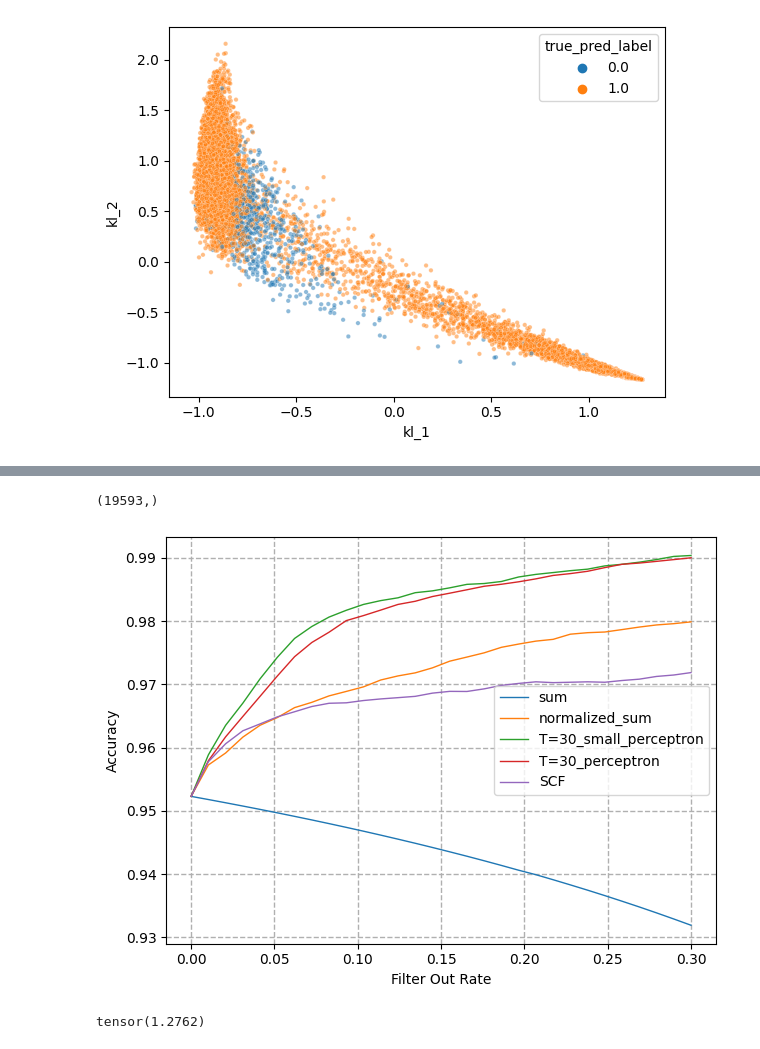
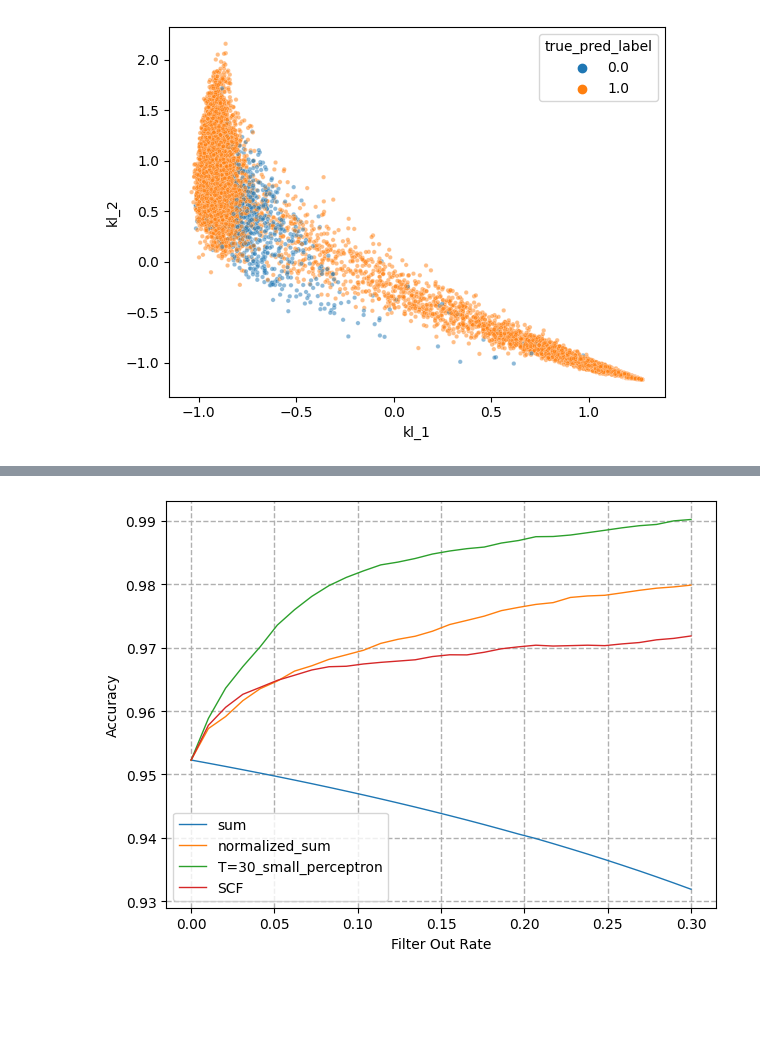
Before and after one commit to Leonid-Erlygin/text_uncertainty, a Jupyter notebook: notebooks/mc_in_osfr/calibration.ipynb, the cells around one changed output, grey strips where cells are left out. Saved outputs shown, nothing was run; the diff lists cells and outputs as text; code cells hidden in the pictures; blank space fills up the shorter version.

```diff
--- a/notebooks/mc_in_osfr/calibration.ipynb
+++ b/notebooks/mc_in_osfr/calibration.ipynb
@@ -81,19 +84,19 @@ Iteration 999, Loss: 0.0368509367108345, accuracy: 0.8051855254427601
 # %%
-# train big perceptron
-hidden_size = 32
-perceptron = nn.Sequential(
-    nn.Linear(2, hidden_size),
-    nn.BatchNorm1d(hidden_size, affine=True),
-    nn.Sigmoid(),
-    nn.Linear(hidden_size, hidden_size),
-    nn.BatchNorm1d(hidden_size, affine=True),
-    nn.Sigmoid(),
-    nn.Linear(hidden_size, hidden_size),
-    nn.Sigmoid(),
-    nn.Linear(hidden_size, hidden_size),
-    nn.BatchNorm1d(hidden_size, affine=True),
-    nn.Linear(hidden_size, 1),
-    nn.Sigmoid(),
-    nn.Flatten(start_dim=0),
-)
-train_perceptron(data_30, perceptron, epochs=1000, lr=0.01, weight_decay=0.001)
+# # train big perceptron
+# hidden_size = 32
+# perceptron = nn.Sequential(
+#     nn.Linear(2, hidden_size),
+#     nn.BatchNorm1d(hidden_size, affine=True),
+#     nn.Sigmoid(),
+#     nn.Linear(hidden_size, hidden_size),
+#     nn.BatchNorm1d(hidden_size, affine=True),
+#     nn.Sigmoid(),
+#     nn.Linear(hidden_size, hidden_size),
+#     nn.Sigmoid(),
+#     nn.Linear(hidden_size, hidden_size),
+#     nn.BatchNorm1d(hidden_size, affine=True),
+#     nn.Linear(hidden_size, 1),
+#     nn.Sigmoid(),
+#     nn.Flatten(start_dim=0),
+# )
+# train_perceptron(data_30, perceptron, epochs=100, lr=0.01, weight_decay=0.001)
@@ -206,43 +189,35 @@ def get_rejection_accuracy(model_names, unc_list, labels, fractions):
 # %%
 a = np.load("/app/outputs/mc_calibration/scf.npz")
 scf_conf = a["kappa"]
-# %%
-scf_conf.shape
-# %% [output]
-(19593,)
 # %%
 fractions = [0, 0.3, 30]
 fractions_linspace = np.linspace(fractions[0], fractions[1], fractions[2])
 
 
 small_perceptron.eval()
-perceptron.eval()
+# perceptron.eval()
 
 predict_small_perceptron = small_perceptron(X_norm)
-predict_perceptron = perceptron(X_norm)
+# predict_perceptron = perceptron(X_norm)
 
 model_names = [
     "sum",
     "normalized_sum",
     "T=30_small_perceptron",
-    "T=30_perceptron",
+    # "T=30_perceptron",
     "SCF",
 ]
 sum_unc = torch.sum(X, dim=1)
 normalized_sum_confidence = torch.sum(X_norm, dim=1)
 unc_list = [
     -sum_unc.numpy(),
     -normalized_sum_confidence.numpy(),
     -predict_small_perceptron.detach().numpy(),
-    -predict_perceptron.detach().numpy(),
+    # -predict_perceptron.detach().numpy(),
     -scf_conf,
 ]
 fig = get_rejection_accuracy(model_names, unc_list, y.numpy(), fractions)
 fig.show()
 # %% [output]
-[figure, old version]
+[figure, new version]
-# %%
-X_norm[:, 0].max()
-# %% [output]
-tensor(1.2762)
 # %%
```
Also changed, not shown: parts of 16 cells of this notebook, 37 other files.
